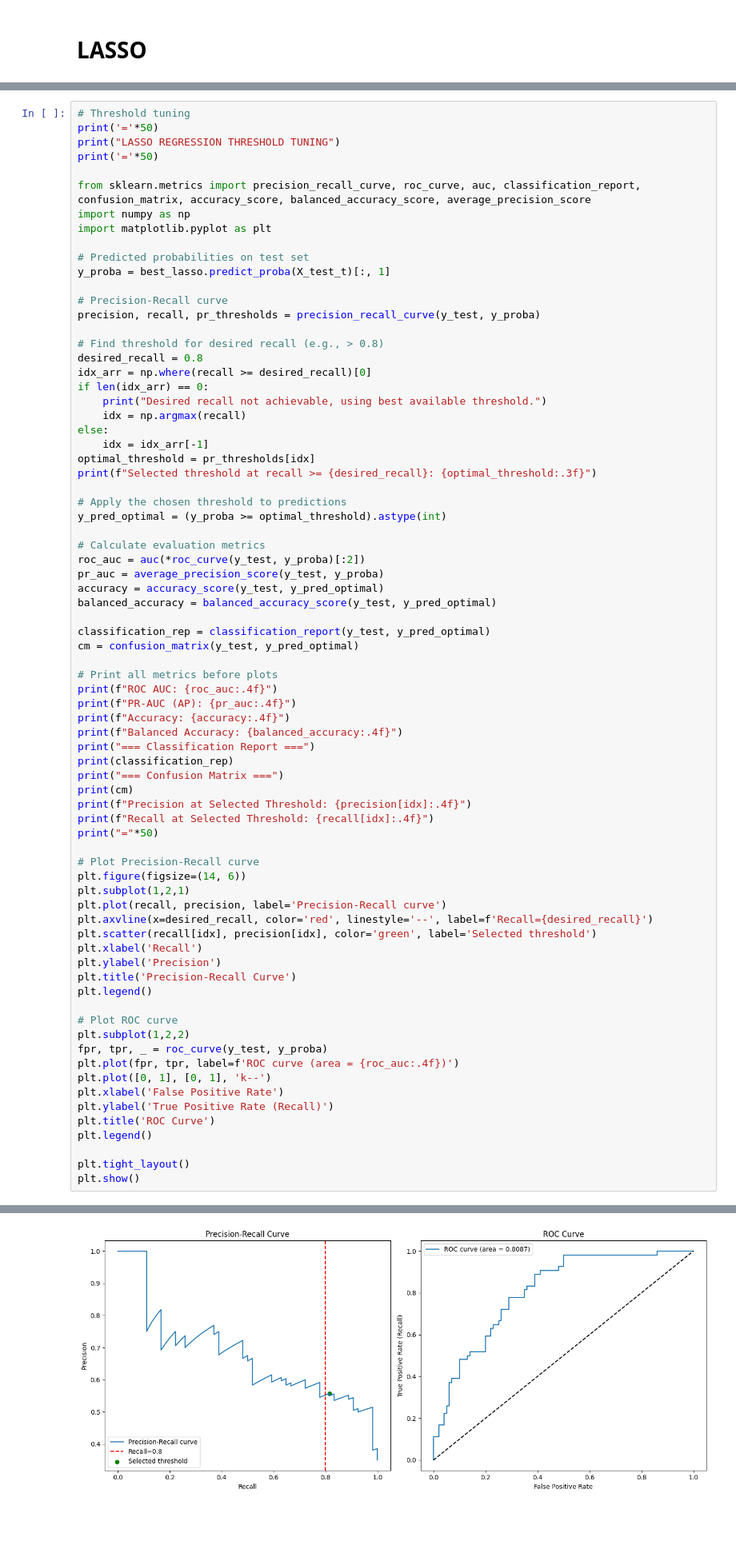
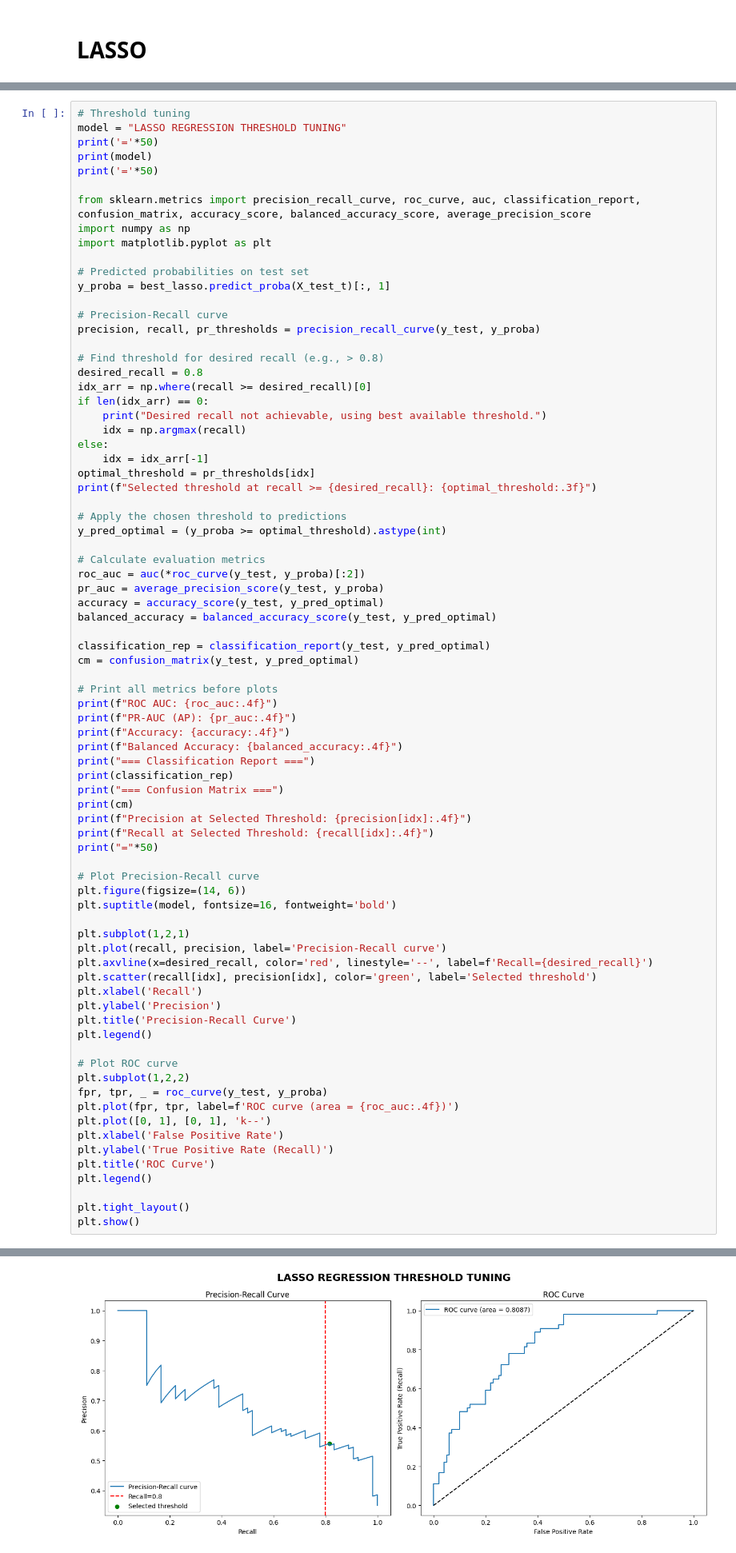
Before and after one commit to drmanishmewani/pima_indians_diabetes, a Jupyter notebook: pima_indians_diabetes.ipynb, the cells around one changed output, grey strips where cells are left out. Shown at 80% size. Cells and saved outputs as stored; diff of their text form; blank space fills up the shorter version.

```diff
--- a/pima_indians_diabetes.ipynb
+++ b/pima_indians_diabetes.ipynb
@@ -620,8 +626,9 @@ SkinThickness                 : 0.0000 (not used)
 Insulin                       : 0.0000 (not used)
 # %%
 # Threshold tuning
+model = "LASSO REGRESSION THRESHOLD TUNING"
 print('='*50)
-print("LASSO REGRESSION THRESHOLD TUNING")
+print(model)
 print('='*50)
 
 from sklearn.metrics import precision_recall_curve, roc_curve, auc, classification_report, confusion_matrix, accuracy_score, balanced_accuracy_score, average_precision_score
@@ -672,6 +679,8 @@ print("="*50)
 
 # Plot Precision-Recall curve
 plt.figure(figsize=(14, 6))
+plt.suptitle(model, fontsize=16, fontweight='bold')
+
 plt.subplot(1,2,1)
 plt.plot(recall, precision, label='Precision-Recall curve')
 plt.axvline(x=desired_recall, color='red', linestyle='--', label=f'Recall={desired_recall}')
@@ -684,34 +693,34 @@ plt.legend()
 # Plot ROC curve
 plt.subplot(1,2,2)
 fpr, tpr, _ = roc_curve(y_test, y_proba)
 plt.plot(fpr, tpr, label=f'ROC curve (area = {roc_auc:.4f})')
 plt.plot([0, 1], [0, 1], 'k--')
 plt.xlabel('False Positive Rate')
 plt.ylabel('True Positive Rate (Recall)')
 plt.title('ROC Curve')
 plt.legend()
 
 plt.tight_layout()
 plt.show()
 # %% [output]
 ==================================================
 LASSO REGRESSION THRESHOLD TUNING
 ==================================================
 Selected threshold at recall >= 0.8: 0.424
 ROC AUC: 0.8087
 PR-AUC (AP): 0.6807
 Accuracy: 0.7078
 Balanced Accuracy: 0.7324
 === Classification Report ===
               precision    recall  f1-score   support
 
            0       0.87      0.65      0.74       100
 ... (8 lines left out)
  [10 44]]
 Precision at Selected Threshold: 0.5570
 Recall at Selected Threshold: 0.8148
 ==================================================
-[figure, old version]
+[figure, new version]
 # %% [markdown]
 # ELASTICNET
 # %%
```
Also changed, not shown: parts of 27 cells of this notebook.
